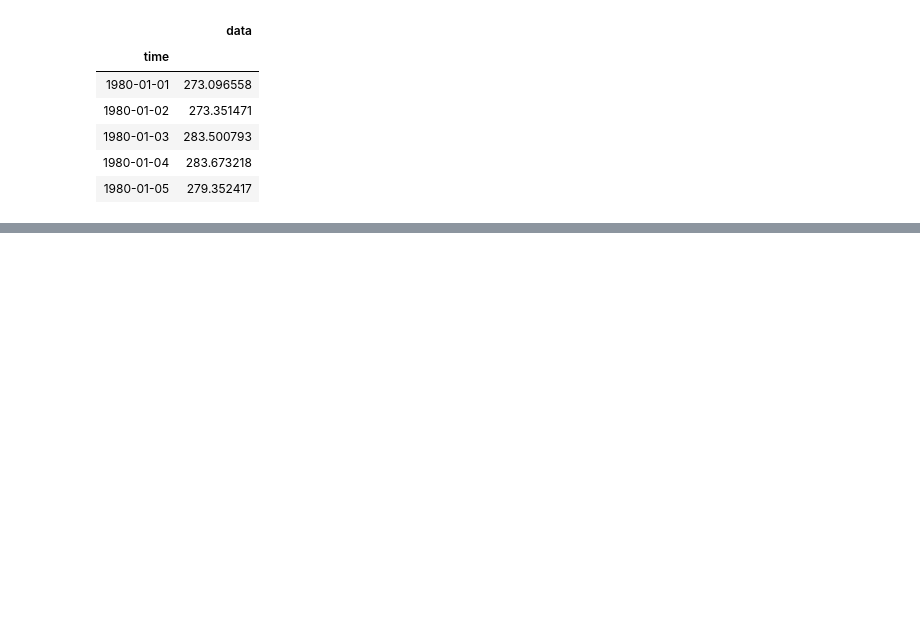
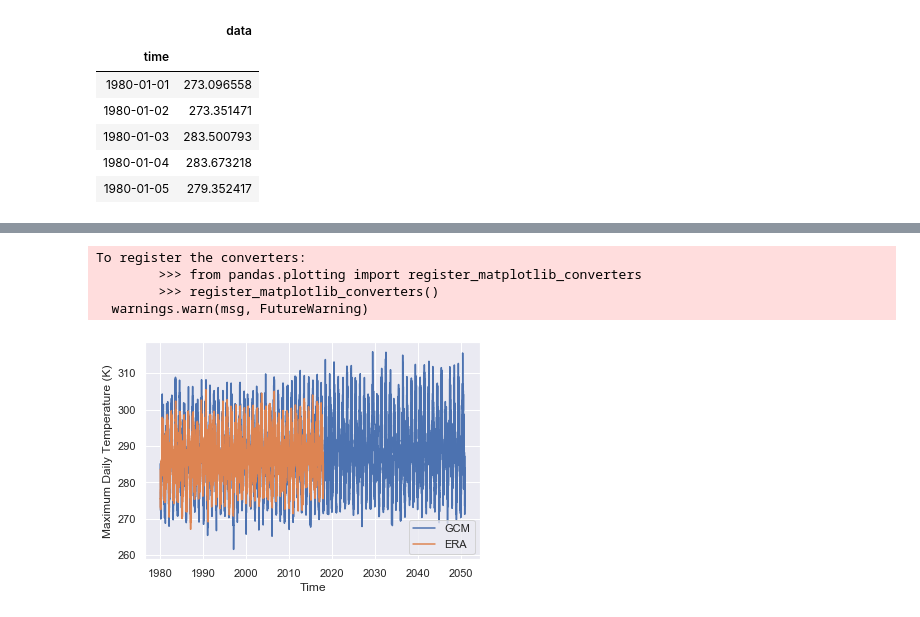
Before and after one commit to raghul-parthipan/urban-climate-downloader, a Jupyter notebook: Week_1.ipynb, the cells around one changed output, grey strips where cells are left out. Drawn from its saved outputs; the diff is of its cells as text; code cells hidden in the pictures; blank space fills up the shorter version.

```diff
--- a/Week_1.ipynb
+++ b/Week_1.ipynb
@@ -32,3 +35,7 @@ Attributes:
     city:          London
     rcp:           None
     model_type:    era
+# %%
+# Load climate model temperature
+data_gcm = xr.open_dataarray(path + 'London_rcp45.nc')
+data_gcm
@@ -47,3 +72,9 @@ df_era.head()
 | 1980-01-03 | 283.500793 |
 | 1980-01-04 | 283.673218 |
 | 1980-01-05 | 279.352417 |
+# %%
+# GCM
+df_gcm = dataprocessing.da_to_df(data_gcm)
+
+df_gcm['temp_celcius'] = df_gcm['data'] - 273
+df_gcm
@@ -63,3 +110,17 @@ plt.hist(df_era['data'], label = 'ERA', bins=20)
+# %%
+plt.figure()
+plt.plot(df_gcm.index, df_gcm.data, label='GCM')
+plt.plot(df_era.index, df_era.data, label='ERA')
+plt.xlabel('Time')
+plt.ylabel('Maximum Daily Temperature (K)')
+plt.legend()
+plt.show()
+# %% [output]
+To register the converters:
+        >>> from pandas.plotting import register_matplotlib_converters
+        >>> register_matplotlib_converters()
+  warnings.warn(msg, FutureWarning)
+[figure, added]
 # %%
 df_era['temp_celcius'] = df_era['data'] - 273
 df_past = df_era['1980-01-01':'1990-01-01']
```
Also changed, not shown: parts of 11 cells of this notebook.
